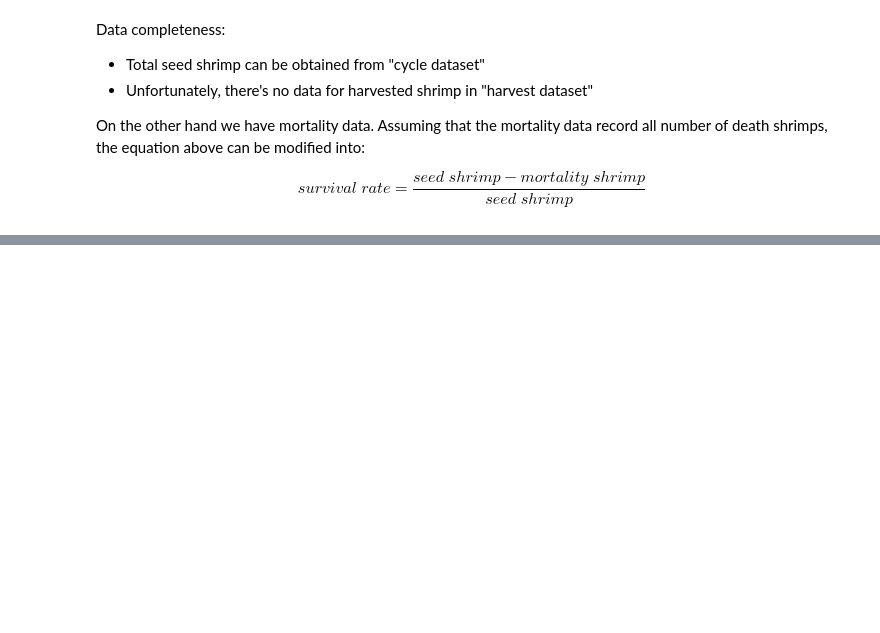
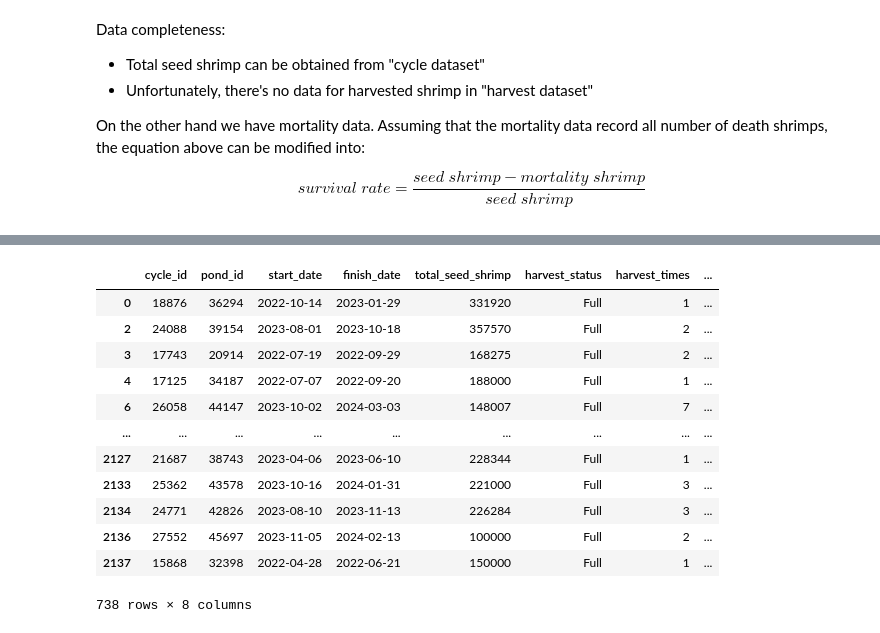
Before and after one commit to Kyunianti19/jala_assignment_test, a Jupyter notebook: analysis.ipynb, the cells around one changed output, grey strips where cells are left out. Saved outputs shown, nothing was run; the diff lists cells and outputs as text; code cells hidden in the pictures; blank space fills up the shorter version.

```diff
--- a/analysis.ipynb
+++ b/analysis.ipynb
@@ -121,0 +122,20 @@ df_cycle[df_cycle.id == 7273].sort_values(by=['id', 'updated_at'])
+# %%
+# Drop null rows - Only calculate SR for shrimp cycle that have mortality record & harvest status = Full (finish)
+df_cycle_harvest_mortality = df_cycle_harvest_mortality.dropna(subset=['total_mortality_shrimp'])
+# Validate data: total_mortality_shrimp must be less than or equal to total_seed_shrimp
+df_cycle_harvest_mortality = df_cycle_harvest_mortality[df_cycle_harvest_mortality.total_seed_shrimp >= df_cycle_harvest_mortality.total_mortality_shrimp]
+df_cycle_harvest_mortality
+# %% [output]
+|  | cycle_id | pond_id | start_date | finish_date | total_seed_shrimp | harvest_status | harvest_times | ... |
+| 0 | 18876 | 36294 | 2022-10-14 | 2023-01-29 | 331920 | Full | 1 | ... |
+| 2 | 24088 | 39154 | 2023-08-01 | 2023-10-18 | 357570 | Full | 2 | ... |
+| 3 | 17743 | 20914 | 2022-07-19 | 2022-09-29 | 168275 | Full | 2 | ... |
+| 4 | 17125 | 34187 | 2022-07-07 | 2022-09-20 | 188000 | Full | 1 | ... |
+| 6 | 26058 | 44147 | 2023-10-02 | 2024-03-03 | 148007 | Full | 7 | ... |
+| ... | ... | ... | ... | ... | ... | ... | ... | ... |
+| 2127 | 21687 | 38743 | 2023-04-06 | 2023-06-10 | 228344 | Full | 1 | ... |
+| 2133 | 25362 | 43578 | 2023-10-16 | 2024-01-31 | 221000 | Full | 3 | ... |
+| 2134 | 24771 | 42826 | 2023-08-10 | 2023-11-13 | 226284 | Full | 3 | ... |
+| 2136 | 27552 | 45697 | 2023-11-05 | 2024-02-13 | 100000 | Full | 2 | ... |
+| 2137 | 15868 | 32398 | 2022-04-28 | 2022-06-21 | 150000 | Full | 1 | ... |
+738 rows × 8 columns
```
Also changed, not shown: parts of 14 cells of this notebook, 1 other file.
